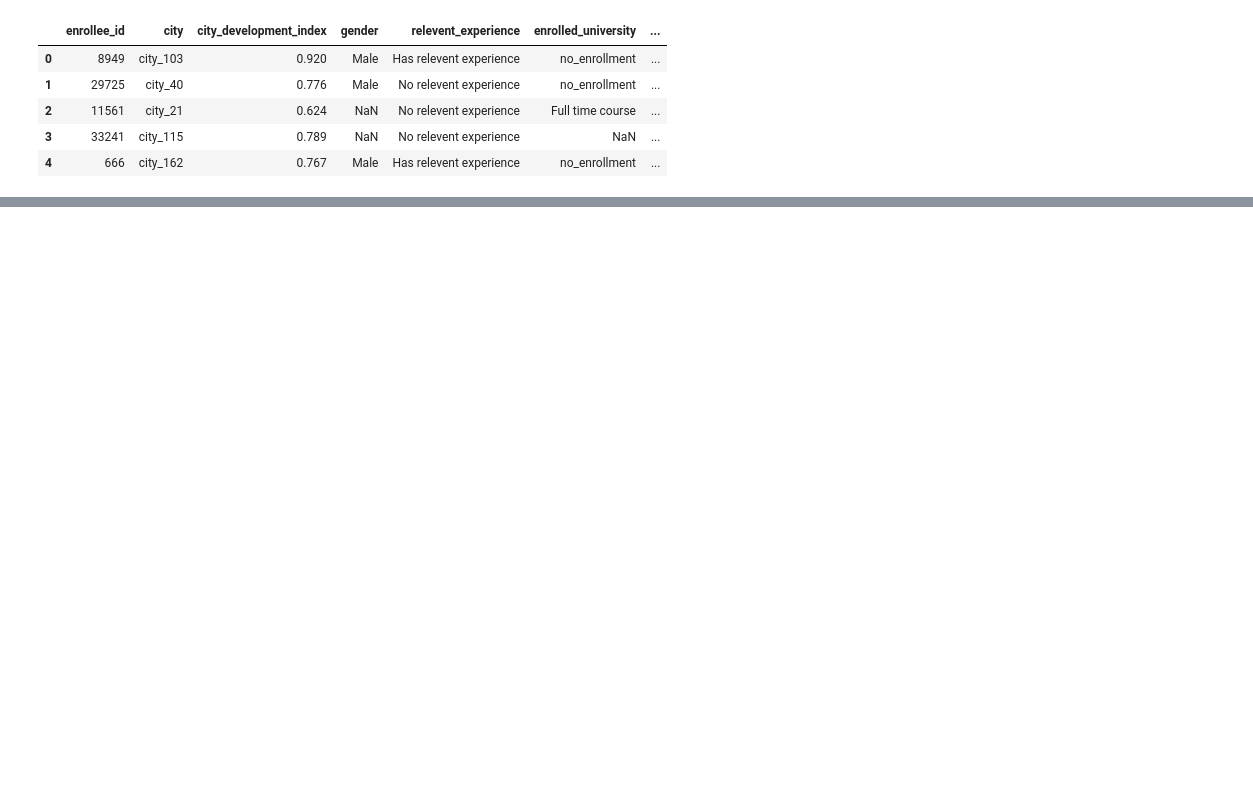
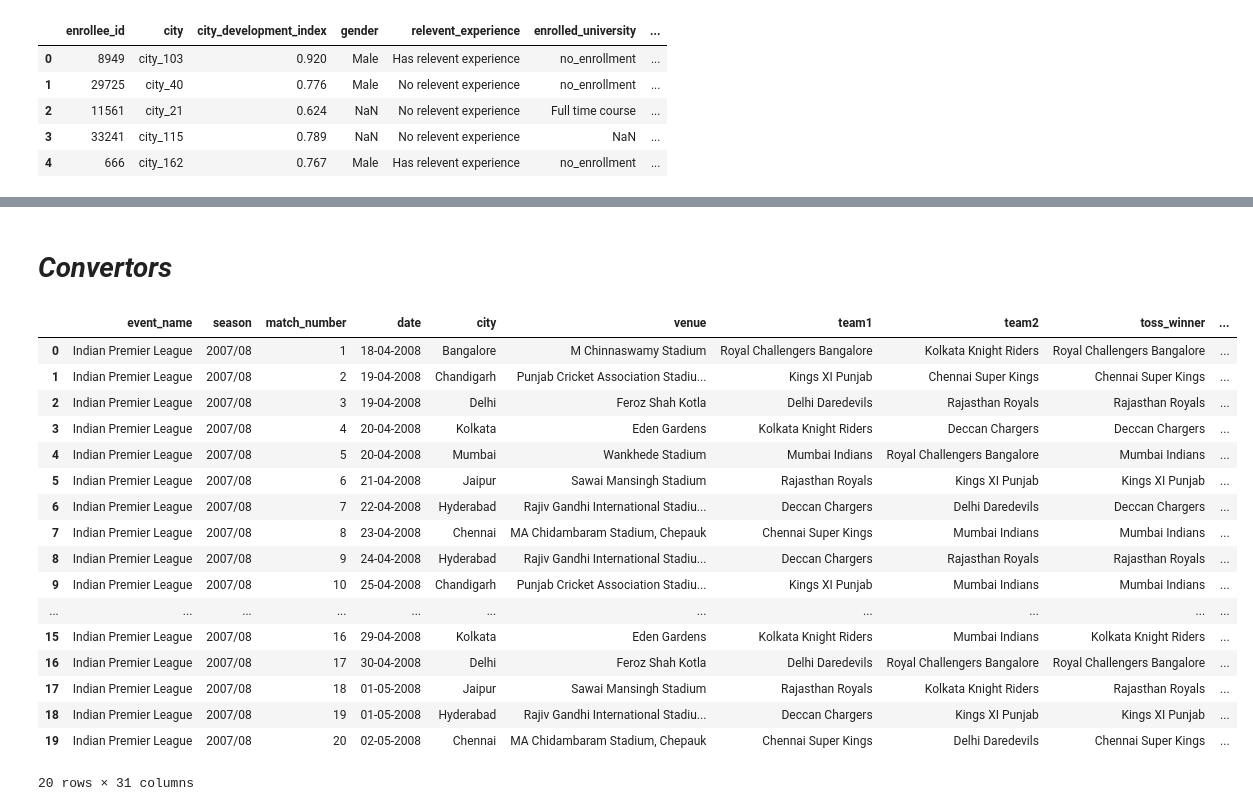
Before and after one commit to meraj-its-official/Machine-Learning-Lab-, a Jupyter notebook: Data_Gathering_CSV/index.ipynb, the cells around one changed output, grey strips where cells are left out. Drawn from its saved outputs; the diff is of its cells as text; code cells hidden in the pictures; blank space fills up the shorter version.

```diff
--- a/Data_Gathering_CSV/index.ipynb
+++ b/Data_Gathering_CSV/index.ipynb
@@ -60,0 +335,23 @@ df.head()
+# %% [markdown]
+# *Convertors*
+# %%
+pd.read_csv('IPL_Matches_Data_2008_2026.csv', nrows=20)
+# %% [output]
+|  | event_name | season | match_number | date | city | venue | team1 | team2 | toss_winner | ... |
+| 0 | Indian Premier League | 2007/08 | 1 | 18-04-2008 | Bangalore | M Chinnaswamy Stadium | Royal Challengers Bangalore | Kolkata Knight Riders | Royal Challengers Bangalore | ... |
+| 1 | Indian Premier League | 2007/08 | 2 | 19-04-2008 | Chandigarh | Punjab Cricket Association Stadiu... | Kings XI Punjab | Chennai Super Kings | Chennai Super Kings | ... |
+| 2 | Indian Premier League | 2007/08 | 3 | 19-04-2008 | Delhi | Feroz Shah Kotla | Delhi Daredevils | Rajasthan Royals | Rajasthan Royals | ... |
+| 3 | Indian Premier League | 2007/08 | 4 | 20-04-2008 | Kolkata | Eden Gardens | Kolkata Knight Riders | Deccan Chargers | Deccan Chargers | ... |
+| 4 | Indian Premier League | 2007/08 | 5 | 20-04-2008 | Mumbai | Wankhede Stadium | Mumbai Indians | Royal Challengers Bangalore | Mumbai Indians | ... |
+| 5 | Indian Premier League | 2007/08 | 6 | 21-04-2008 | Jaipur | Sawai Mansingh Stadium | Rajasthan Royals | Kings XI Punjab | Kings XI Punjab | ... |
+| 6 | Indian Premier League | 2007/08 | 7 | 22-04-2008 | Hyderabad | Rajiv Gandhi International Stadiu... | Deccan Chargers | Delhi Daredevils | Deccan Chargers | ... |
+| 7 | Indian Premier League | 2007/08 | 8 | 23-04-2008 | Chennai | MA Chidambaram Stadium, Chepauk | Chennai Super Kings | Mumbai Indians | Mumbai Indians | ... |
+| 8 | Indian Premier League | 2007/08 | 9 | 24-04-2008 | Hyderabad | Rajiv Gandhi International Stadiu... | Deccan Chargers | Rajasthan Royals | Rajasthan Royals | ... |
+| 9 | Indian Premier League | 2007/08 | 10 | 25-04-2008 | Chandigarh | Punjab Cricket Association Stadiu... | Kings XI Punjab | Mumbai Indians | Mumbai Indians | ... |
+| ... | ... | ... | ... | ... | ... | ... | ... | ... | ... | ... |
+| 15 | Indian Premier League | 2007/08 | 16 | 29-04-2008 | Kolkata | Eden Gardens | Kolkata Knight Riders | Mumbai Indians | Kolkata Knight Riders | ... |
+| 16 | Indian Premier League | 2007/08 | 17 | 30-04-2008 | Delhi | Feroz Shah Kotla | Delhi Daredevils | Royal Challengers Bangalore | Royal Challengers Bangalore | ... |
+| 17 | Indian Premier League | 2007/08 | 18 | 01-05-2008 | Jaipur | Sawai Mansingh Stadium | Rajasthan Royals | Kolkata Knight Riders | Rajasthan Royals | ... |
+| 18 | Indian Premier League | 2007/08 | 19 | 01-05-2008 | Hyderabad | Rajiv Gandhi International Stadiu... | Deccan Chargers | Kings XI Punjab | Kings XI Punjab | ... |
+| 19 | Indian Premier League | 2007/08 | 20 | 02-05-2008 | Chennai | MA Chidambaram Stadium, Chepauk | Chennai Super Kings | Delhi Daredevils | Chennai Super Kings | ... |
+20 rows × 31 columns
```
Also changed, not shown: parts of 34 cells of this notebook, 1 other file.
